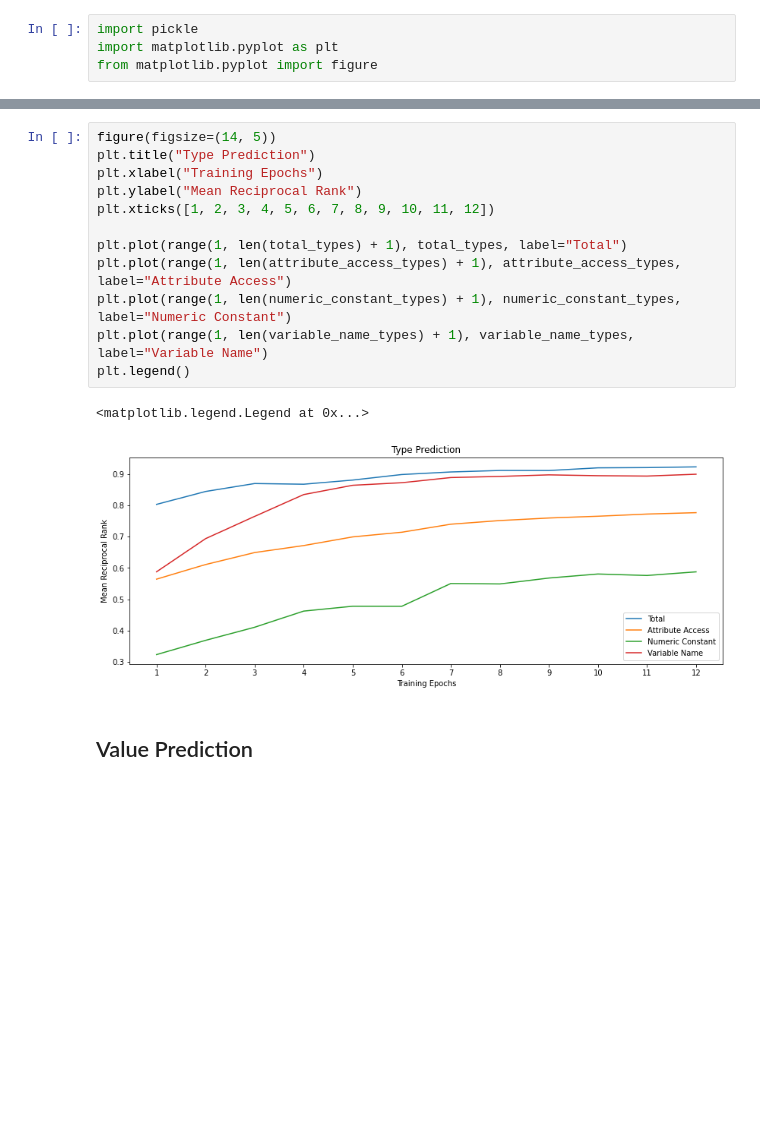
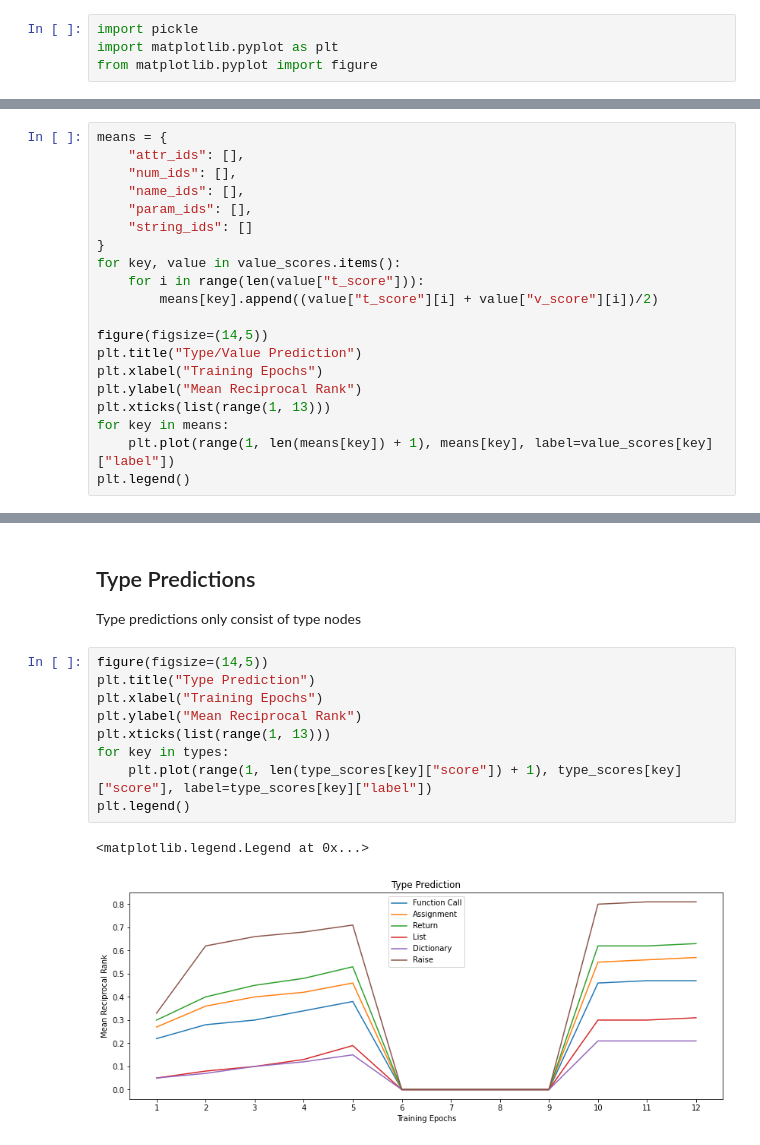
Before and after one commit to llhzm12128/llh-code-prediction-transformer, a Jupyter notebook: rq1.ipynb, the cells around one changed output, grey strips where cells are left out. Drawn from its saved outputs; the diff is of its cells as text; blank space fills up the shorter version.

```diff
--- a/rq1.ipynb
+++ b/rq1.ipynb
@@ -109,0 +125,20 @@ variable_name_values = [s["variable_name"]["value"] for s in scores]
+# %%
+means = {
+    "attr_ids": [],
+    "num_ids": [],
+    "name_ids": [],
+    "param_ids": [],
+    "string_ids": []
+}
+for key, value in value_scores.items():
+    for i in range(len(value["t_score"])):
+        means[key].append((value["t_score"][i] + value["v_score"][i])/2)
+
+figure(figsize=(14,5))
+plt.title("Type/Value Prediction")
+plt.xlabel("Training Epochs")
+plt.ylabel("Mean Reciprocal Rank")
+plt.xticks(list(range(1, 13)))
+for key in means:
+    plt.plot(range(1, len(means[key]) + 1), means[key], label=value_scores[key]["label"])
+plt.legend()
@@ -110,17 +148,15 @@ variable_name_values = [s["variable_name"]["value"] for s in scores]
+# %% [markdown]
+## Type Predictions
+Type predictions only consist of type nodes
 # %%
-figure(figsize=(14, 5))
+figure(figsize=(14,5))
 plt.title("Type Prediction")
 plt.xlabel("Training Epochs")
 plt.ylabel("Mean Reciprocal Rank")
-plt.xticks([1, 2, 3, 4, 5, 6, 7, 8, 9, 10, 11, 12])
-
-plt.plot(range(1, len(total_types) + 1), total_types, label="Total")
-plt.plot(range(1, len(attribute_access_types) + 1), attribute_access_types, label="Attribute Access")
-plt.plot(range(1, len(numeric_constant_types) + 1), numeric_constant_types, label="Numeric Constant")
-plt.plot(range(1, len(variable_name_types) + 1), variable_name_types, label="Variable Name")
+plt.xticks(list(range(1, 13)))
+for key in types:
+    plt.plot(range(1, len(type_scores[key]["score"]) + 1), type_scores[key]["score"], label=type_scores[key]["label"])
 plt.legend()
 # %% [output]
 <matplotlib.legend.Legend at 0x...>
-[figure, old version]
+[figure, new version]
-# %% [markdown]
-## Value Prediction
```
Also changed, not shown: parts of 12 cells of this notebook, 1 other file.
